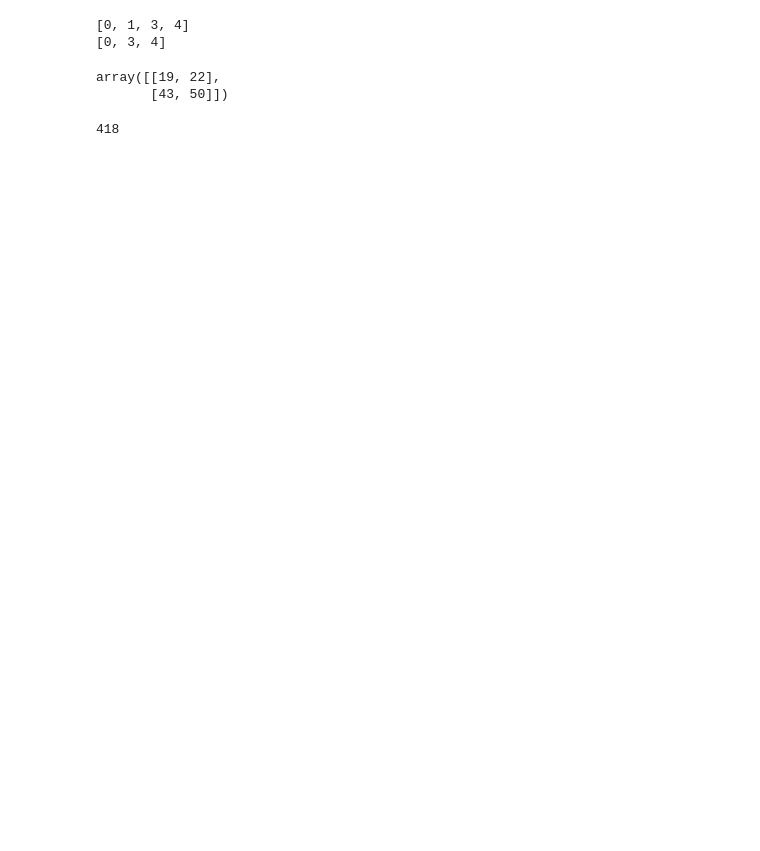
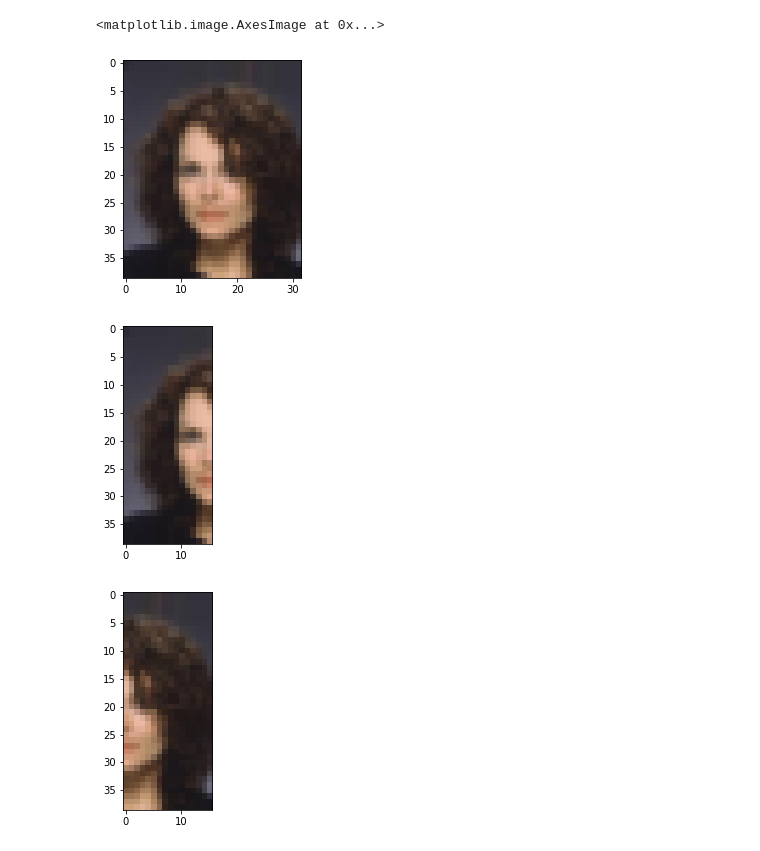
Before and after one commit to aguerra7002/TensorRegression, a Jupyter notebook: TensorToTensorRegression2.ipynb, the cells around one changed output. Drawn from its saved outputs; the diff is of its cells as text; code cells hidden in the pictures; blank space fills up the shorter version.

Commit message:
Finished Tensor Regression for CP-decomposition and started testing on facial completion tasks

```diff
--- a/TensorToTensorRegression2.ipynb
+++ b/TensorToTensorRegression2.ipynb
@@ -230,22 +223,47 @@ tuple(x for i, x in enumerate((9,5,3,3,2,1)) if i != 1)
-# %%
-arr = [i for i in range(5) if i != 2]
-print(arr)
-arr.pop(1)
-print(arr)
-# %% [output]
-[0, 1, 3, 4]
-[0, 3, 4]
-# %%
-a = np.array([[1,2], [3, 4]])
-b = np.array([[5, 6], [7, 8]])
-a @ b
-# %% [output]
-array([[19, 22],
-       [43, 50]])
-# %%
-cols_to_kron = [np.array([2, 3, 5]), np.array([7, 11, 13]), np.array([17, 19, 23])]
-kron = tl.tenalg.kronecker(cols_to_kron)
-arr = tl.vec_to_tensor(kron, (3, 3, 3))
-print(arr[0, 1, 1])
-# %% [output]
-418
+# %%
+# Here we do a proof of concept by doing a face completion task on the CelebA dataset.
+import torchvision
+from torchvision import transforms
+import torch
+
+transform = transforms.Compose([
+    #transforms.Scale(64),
+    transforms.Resize(32),
+    transforms.ToTensor(),
+    transforms.Normalize((0.5, 0.5, 0.5), (0.5, 0.5, 0.5))
+])
+# Load the test set so it goes faster
+train_set = torchvision.datasets.CelebA("", split='test', transform=transform, download=False)
+train_loader = torch.utils.data.DataLoader(train_set, batch_size=len(train_set))
+train_set_array = next(iter(train_loader))[0].numpy()
+
+# Use the validation set again for efficiency's sake
+test_set = torchvision.datasets.CelebA("", split='valid', transform=transform, download=False)
+test_loader = torch.utils.data.DataLoader(test_set, batch_size=len(test_set))
+test_set_array = next(iter(test_loader))[0].numpy()
+# %%
+# Reshape to allow for easy plotting
+train_set_array_reshaped = train_set_array.transpose((0, 2, 3, 1))
+test_set_array_reshaped = test_set_array.transpose((0, 2, 3, 1))
+# %%
+import matplotlib.pyplot as plt
+
+# Show the full image (note that we have to scale between 0 and 1 to imshow properly)
+full = (test_set_array_reshaped[0] + 1) / 2
+plt.figure()
+plt.imshow(full)
+
+# Now plot just half the left half face
+left = (test_set_array_reshaped[0][:,:16,:] + 1) / 2
+plt.figure()
+plt.imshow(left)
+
+# Now the right half
+right = (test_set_array_reshaped[0][:,16:,:] + 1) / 2
+plt.figure()
+plt.imshow(right)
+# %% [output]
+<matplotlib.image.AxesImage at 0x...>
+[figure, added]
+[figure, added]
+[figure, added]
```
Also changed, not shown: parts of 10 cells of this notebook, 1 other file.
